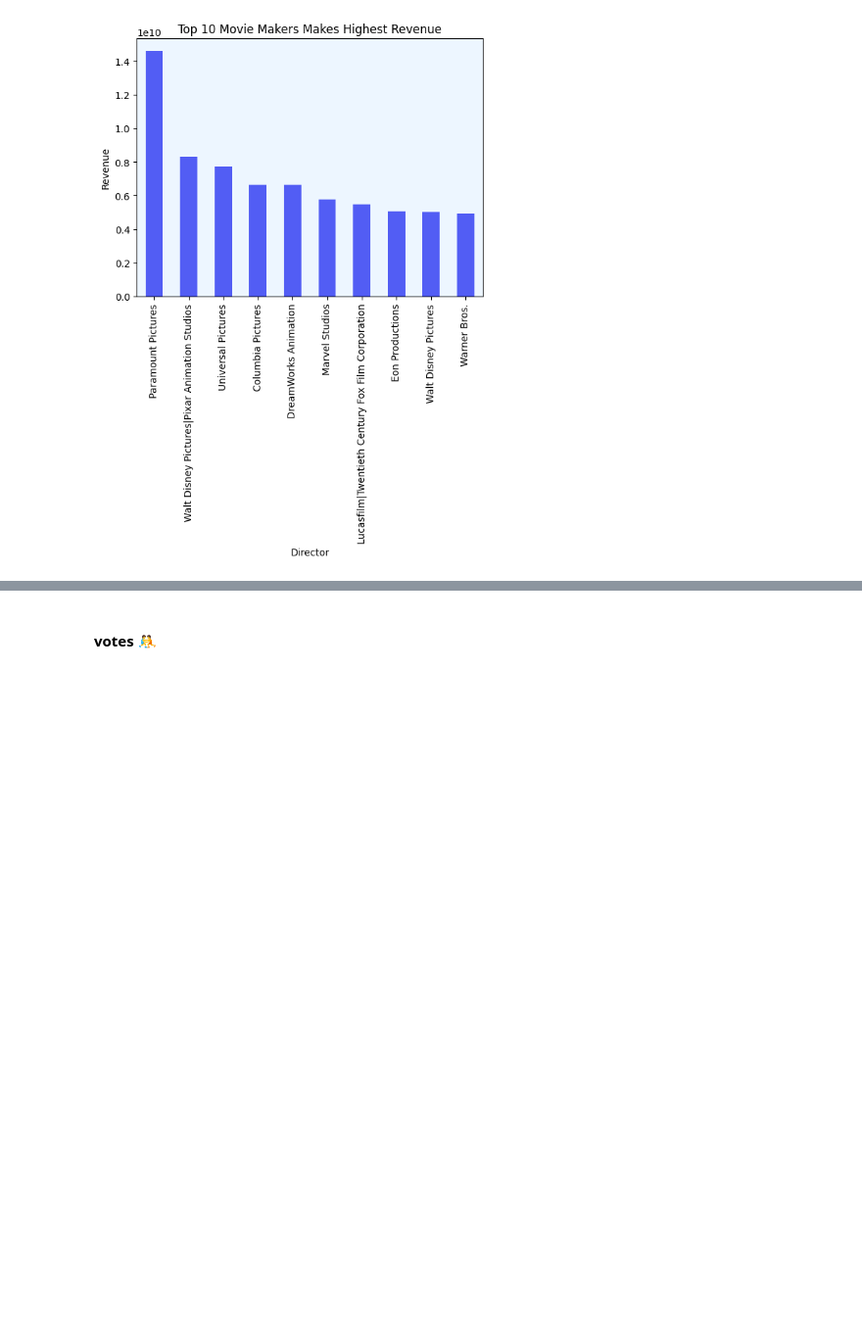
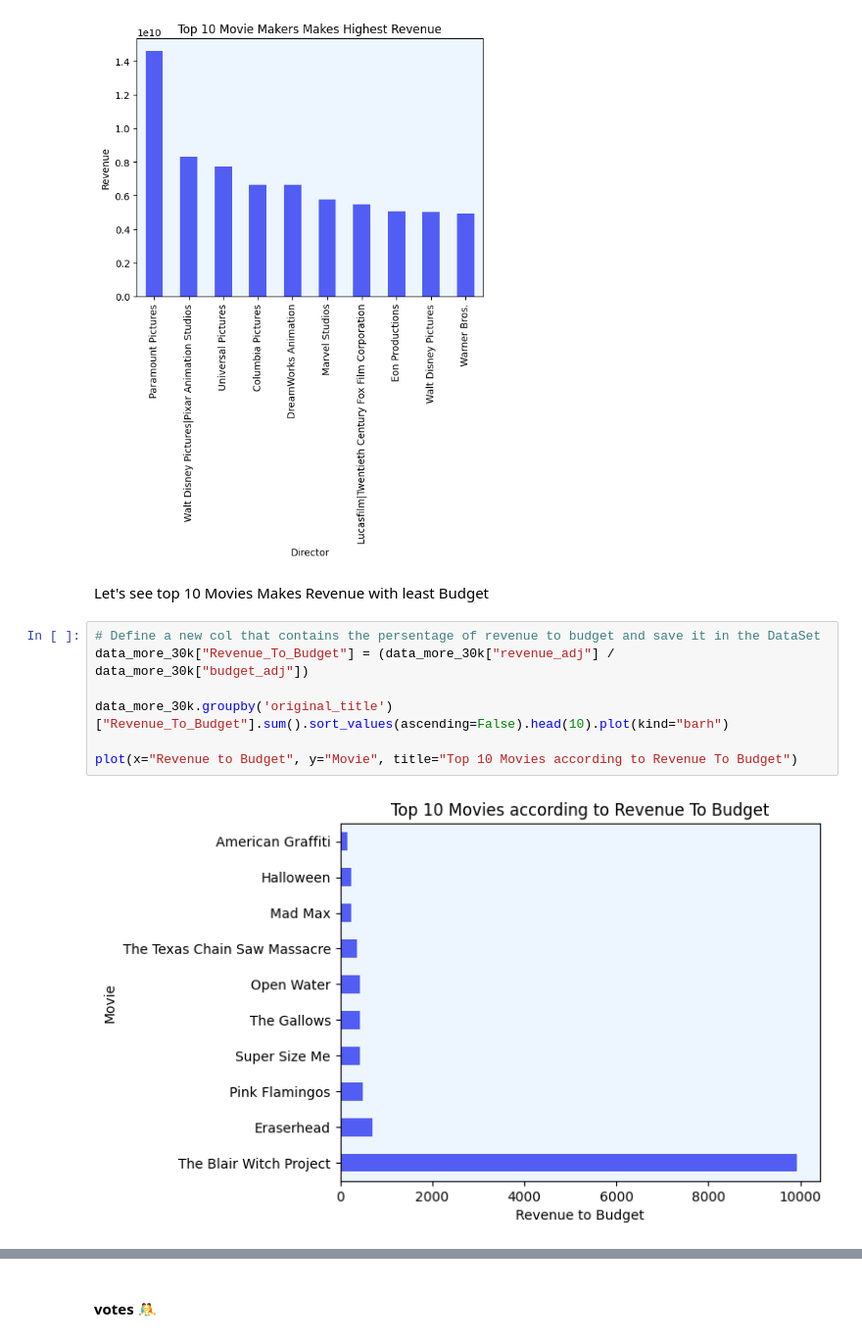
Before and after one commit to mszakii/DECI-L3-P1, a Jupyter notebook: project.ipynb, the cells around one changed output, grey strips where cells are left out. Shown at 98% size. Saved outputs shown, nothing was run; the diff lists cells and outputs as text; blank space fills up the shorter version.

```diff
--- a/project.ipynb
+++ b/project.ipynb
@@ -188,3 +194,14 @@ data.groupby("production_companies")['revenue_adj'].sum().sort_values(ascending=
 plot("Director", "Revenue", "Top 10 Movie Makers Makes Highest Revenue")
 # %% [output]
 [figure]
+# %% [markdown]
+Let's see top 10 Movies Makes Revenue with least Budget
+# %%
+# Define a new col that contains the persentage of revenue to budget and save it in the DataSet
+data_more_30k["Revenue_To_Budget"] = (data_more_30k["revenue_adj"] / data_more_30k["budget_adj"])
+
+data_more_30k.groupby('original_title')["Revenue_To_Budget"].sum().sort_values(ascending=False).head(10).plot(kind="barh")
+
+plot(x="Revenue to Budget", y="Movie", title="Top 10 Movies according to Revenue To Budget")
+# %% [output]
+[figure, added]
```
Also changed, not shown: parts of 18 cells of this notebook, 1 other file.
